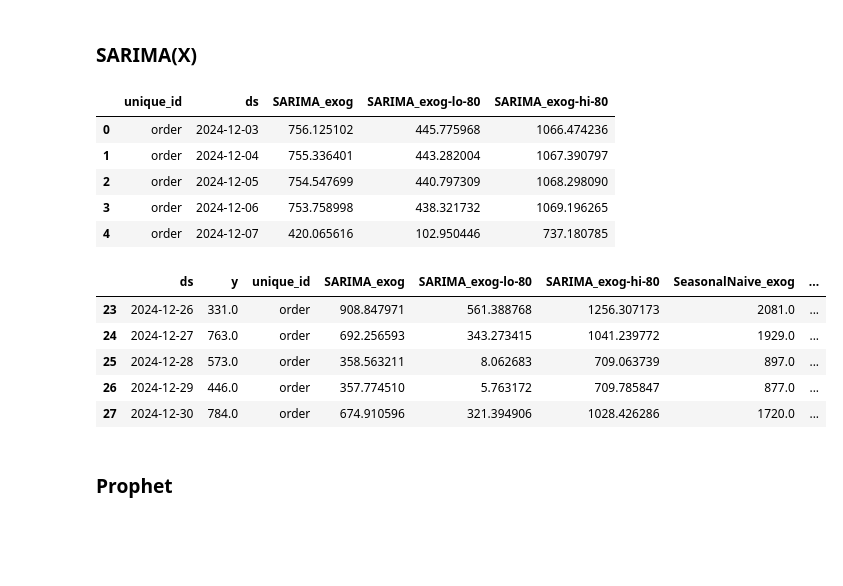
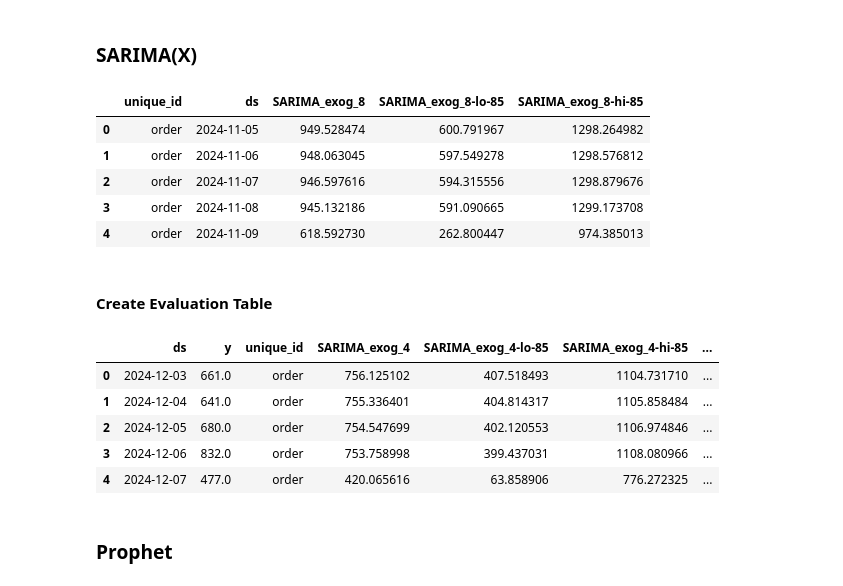
Before and after one commit to traha-89/ecommerce_demand_forecasting, a Jupyter notebook: notebooks/demand_forecasting_analysis.ipynb, the cells around one changed output. Drawn from its saved outputs; the diff is of its cells as text; code cells hidden in the pictures; blank space fills up the shorter version.

```diff
--- a/notebooks/demand_forecasting_analysis.ipynb
+++ b/notebooks/demand_forecasting_analysis.ipynb
@@ -836,7 +855,10 @@ train.head()
 # %% [markdown]
 ## Model Build
 # %%
-futr_exog_sample = test.drop(['y'], axis= 1)
-futr_exog_sample.tail()
+futr_exog_sample_4wk = test_4wk.drop(['y'], axis= 1)
+futr_exog_sample_6wk = test_6wk.drop(['y'], axis= 1)
+futr_exog_sample_8wk = test_8wk.drop(['y'], axis= 1)
+
+futr_exog_sample_8wk.head()
 # %% [output]
 |  | ds | is_weekend | is_holiday | is_promotion | payday_period | day_of_week | day_of_month | month | ... |
@@ -867,33 +908,58 @@ sn_exog_preds.head()
 # %% [markdown]
 ### SARIMA(X)
 # %%
+# Forecast model 4-wk
 models = [
-    AutoARIMA(season_length= 7, alias= 'SARIMA_exog')
+    AutoARIMA(season_length= 7, alias= 'SARIMA_exog_4')
 ]
 
 sf = StatsForecast(models= models, freq= 'D')
-sf.fit(df= train)
+sf.fit(df= train_4wk)
 
-arima_exog_preds = sf.predict(h= horizon_4wk, X_df= futr_exog_sample, level= [80])
+arima_exog_preds_4wk = sf.predict(h= horizon_4wk, X_df= futr_exog_sample_4wk, level= [85])
+
+# Forecast model 6-wk
+models = [
+    AutoARIMA(season_length= 7, alias= 'SARIMA_exog_6')
+]
+
+sf = StatsForecast(models= models, freq= 'D')
+sf.fit(df= train_6wk)
+
+arima_exog_preds_6wk = sf.predict(h= horizon_6wk, X_df= futr_exog_sample_6wk, level= [85])
+
+# Forecast model 8-wk
+models = [
+    AutoARIMA(season_length= 7, alias= 'SARIMA_exog_8')
+]
+
+sf = StatsForecast(models= models, freq= 'D')
+sf.fit(df= train_8wk)
+
+arima_exog_preds_8wk = sf.predict(h= horizon_8wk, X_df= futr_exog_sample_8wk, level= [85])
 # %%
-arima_exog_preds.head()
+arima_exog_preds_8wk.head()
 # %% [output]
-|  | unique_id | ds | SARIMA_exog | SARIMA_exog-lo-80 | SARIMA_exog-hi-80 |
-| 0 | order | 2024-12-03 | 756.125102 | 445.775968 | 1066.474236 |
-| 1 | order | 2024-12-04 | 755.336401 | 443.282004 | 1067.390797 |
-| 2 | order | 2024-12-05 | 754.547699 | 440.797309 | 1068.298090 |
-| 3 | order | 2024-12-06 | 753.758998 | 438.321732 | 1069.196265 |
-| 4 | order | 2024-12-07 | 420.065616 | 102.950446 | 737.180785 |
+|  | unique_id | ds | SARIMA_exog_8 | SARIMA_exog_8-lo-85 | SARIMA_exog_8-hi-85 |
+| 0 | order | 2024-11-05 | 949.528474 | 600.791967 | 1298.264982 |
+| 1 | order | 2024-11-06 | 948.063045 | 597.549278 | 1298.576812 |
+| 2 | order | 2024-11-07 | 946.597616 | 594.315556 | 1298.879676 |
+| 3 | order | 2024-11-08 | 945.132186 | 591.090665 | 1299.173708 |
+| 4 | order | 2024-11-09 | 618.592730 | 262.800447 | 974.385013 |
+# %% [markdown]
+#### Create Evaluation Table
 # %%
-test_df = test[['ds','y','unique_id']].merge(arima_exog_preds, on=['ds','unique_id'], how="left").merge(sn_exog_preds, on=['ds','unique_id'], how="left")
-test_df.tail()
+test_df_4wk = test_4wk[['ds','y','unique_id']].merge(arima_exog_preds_4wk, on=['ds','unique_id'], how="left").merge(sn_exog_preds_4wk, on=['ds','unique_id'], how="left")
+test_df_6wk = test_6wk[['ds','y','unique_id']].merge(arima_exog_preds_6wk, on=['ds','unique_id'], how="left").merge(sn_exog_preds_6wk, on=['ds','unique_id'], how="left")
+test_df_8wk = test_8wk[['ds','y','unique_id']].merge(arima_exog_preds_8wk, on=['ds','unique_id'], how="left").merge(sn_exog_preds_8wk, on=['ds','unique_id'], how="left")
+test_df_4wk.head()
 # %% [output]
-|  | ds | y | unique_id | SARIMA_exog | SARIMA_exog-lo-80 | SARIMA_exog-hi-80 | SeasonalNaive_exog | ... |
-| 23 | 2024-12-26 | 331.0 | order | 908.847971 | 561.388768 | 1256.307173 | 2081.0 | ... |
-| 24 | 2024-12-27 | 763.0 | order | 692.256593 | 343.273415 | 1041.239772 | 1929.0 | ... |
-| 25 | 2024-12-28 | 573.0 | order | 358.563211 | 8.062683 | 709.063739 | 897.0 | ... |
-| 26 | 2024-12-29 | 446.0 | order | 357.774510 | 5.763172 | 709.785847 | 877.0 | ... |
-| 27 | 2024-12-30 | 784.0 | order | 674.910596 | 321.394906 | 1028.426286 | 1720.0 | ... |
+|  | ds | y | unique_id | SARIMA_exog_4 | SARIMA_exog_4-lo-85 | SARIMA_exog_4-hi-85 | ... |
+| 0 | 2024-12-03 | 661.0 | order | 756.125102 | 407.518493 | 1104.731710 | ... |
+| 1 | 2024-12-04 | 641.0 | order | 755.336401 | 404.814317 | 1105.858484 | ... |
+| 2 | 2024-12-05 | 680.0 | order | 754.547699 | 402.120553 | 1106.974846 | ... |
+| 3 | 2024-12-06 | 832.0 | order | 753.758998 | 399.437031 | 1108.080966 | ... |
+| 4 | 2024-12-07 | 477.0 | order | 420.065616 | 63.858906 | 776.272325 | ... |
 # %% [markdown]
 ### Prophet
 # %%
```
Also changed, not shown: parts of 27 cells of this notebook.
